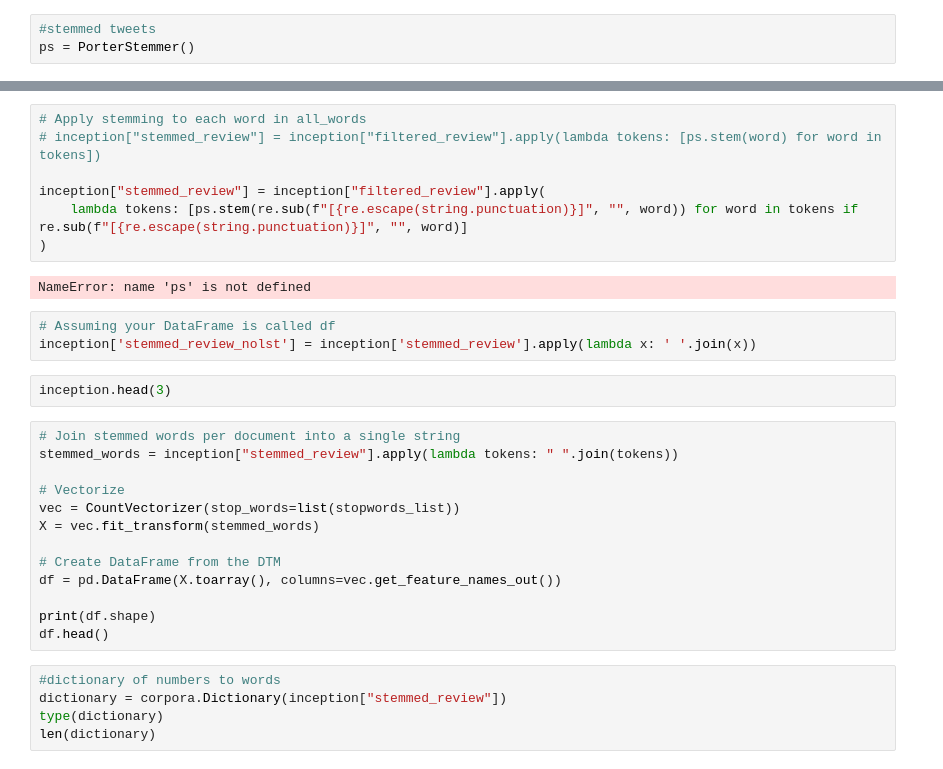
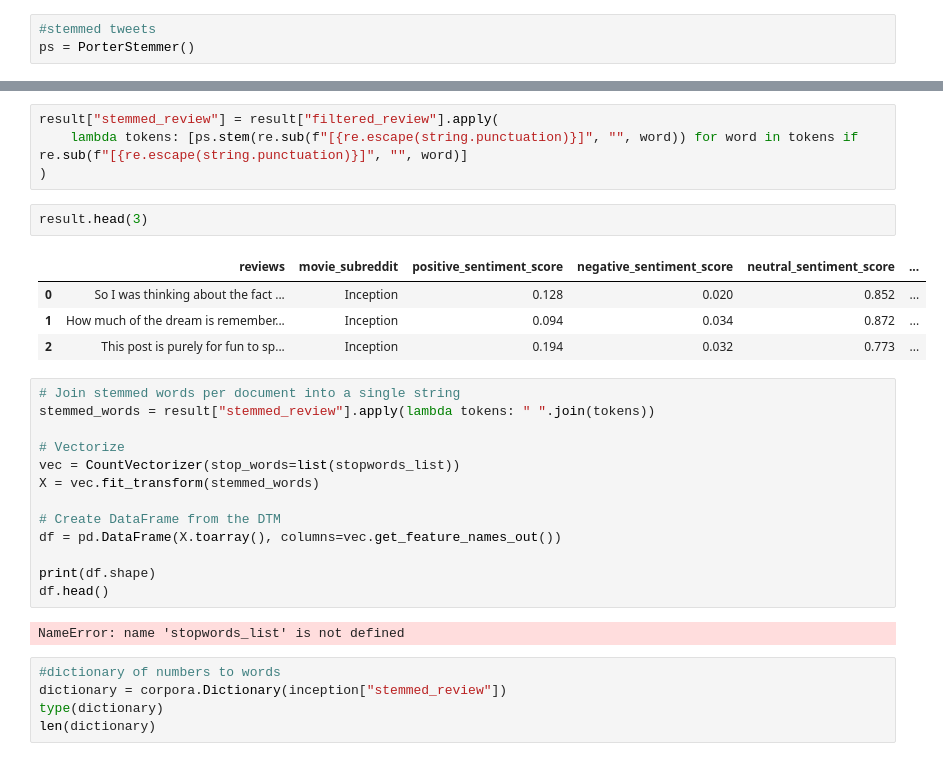
Before and after one commit to raizelistaken/reddit-nlp-sentiment, a Jupyter notebook: Reddit.ipynb, the cells around one changed output, grey strips where cells are left out. Drawn from its saved outputs; the diff is of its cells as text.

```diff
--- a/Reddit.ipynb
+++ b/Reddit.ipynb
@@ -349,20 +380,17 @@ inception.head(2)
 # %%
-# Apply stemming to each word in all_words
-# inception["stemmed_review"] = inception["filtered_review"].apply(lambda tokens: [ps.stem(word) for word in tokens])
-
-inception["stemmed_review"] = inception["filtered_review"].apply(
+result["stemmed_review"] = result["filtered_review"].apply(
     lambda tokens: [ps.stem(re.sub(f"[{re.escape(string.punctuation)}]", "", word)) for word in tokens if re.sub(f"[{re.escape(string.punctuation)}]", "", word)]
 )
-# %% [output]
-NameError: name 'ps' is not defined
-# %%
-# Assuming your DataFrame is called df
-inception['stemmed_review_nolst'] = inception['stemmed_review'].apply(lambda x: ' '.join(x))
 # %%
-inception.head(3)
+result.head(3)
+# %% [output]
+|  | reviews | movie_subreddit | positive_sentiment_score | negative_sentiment_score | neutral_sentiment_score | ... |
+| 0 | So I was thinking about the fact ... | Inception | 0.128 | 0.020 | 0.852 | ... |
+| 1 | How much of the dream is remember... | Inception | 0.094 | 0.034 | 0.872 | ... |
+| 2 | This post is purely for fun to sp... | Inception | 0.194 | 0.032 | 0.773 | ... |
 # %%
 # Join stemmed words per document into a single string
-stemmed_words = inception["stemmed_review"].apply(lambda tokens: " ".join(tokens))
+stemmed_words = result["stemmed_review"].apply(lambda tokens: " ".join(tokens))
 
 # Vectorize
 vec = CountVectorizer(stop_words=list(stopwords_list))
@@ -373,6 +401,8 @@ df = pd.DataFrame(X.toarray(), columns=vec.get_feature_names_out())
 
 print(df.shape)
 df.head()
+# %% [output]
+NameError: name 'stopwords_list' is not defined
 # %%
 #dictionary of numbers to words
 dictionary = corpora.Dictionary(inception["stemmed_review"])
```
Also changed, not shown: parts of 9 cells of this notebook, 3 other files.
